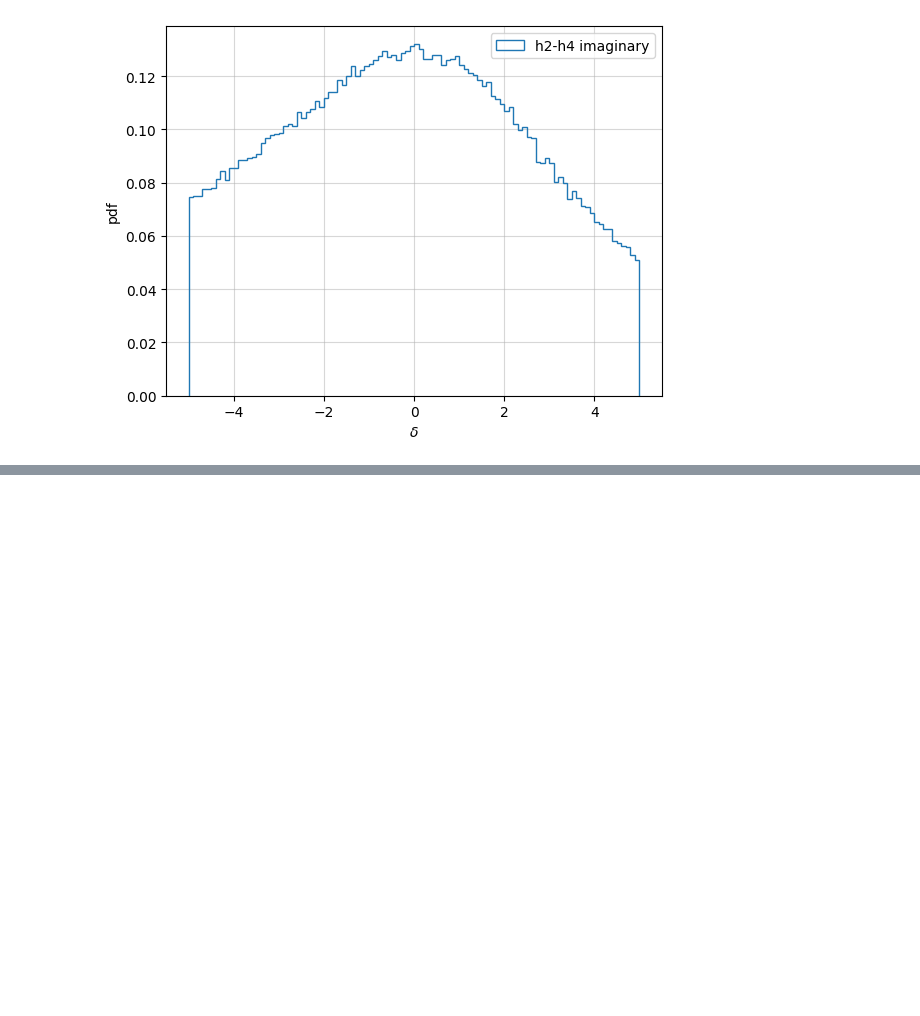
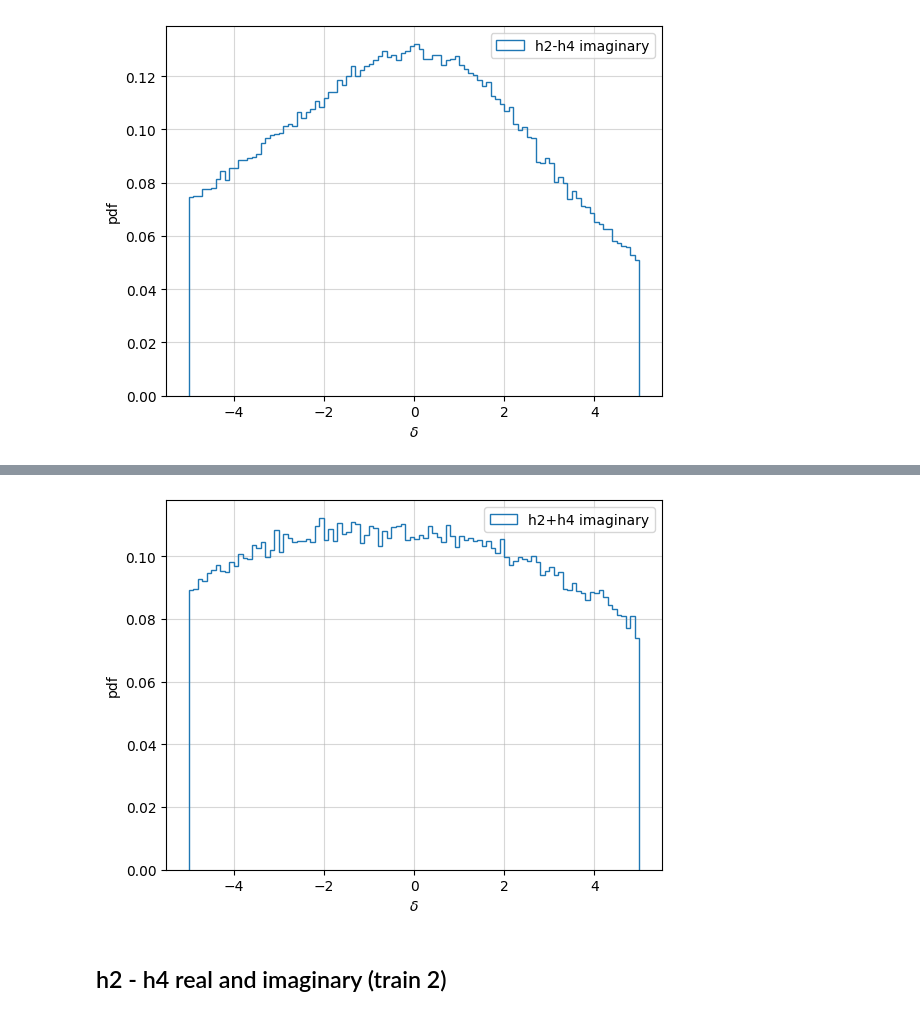
Before and after one commit to talismanbrandi/qqzz4l-NN, a Jupyter notebook: notebooks/plots-new-2.ipynb, the cells around one changed output, grey strips where cells are left out. Saved outputs shown, nothing was run; the diff lists cells and outputs as text; code cells hidden in the pictures; blank space fills up the shorter version.

```diff
--- a/notebooks/plots-new-2.ipynb
+++ b/notebooks/plots-new-2.ipynb
@@ -203,0 +245,11 @@ plt.show()
+# %%
+plt.hist(df_h2_plus_h4[abs(df_h2_plus_h4['delta_y6+y14']) < 5]['delta_y6+y14'], bins=100, histtype='step', label='h2+h4 imaginary', density=True)
+plt.grid('dotted', alpha=0.5)
+plt.xlabel(r'$\delta$')
+plt.ylabel(r'pdf')
+plt.legend()
+plt.show()
+# %% [output]
+[figure, added]
+# %% [markdown]
+## h2 - h4 real and imaginary (train 2)
```
Also changed, not shown: parts of 16 cells of this notebook, 20 other files.
